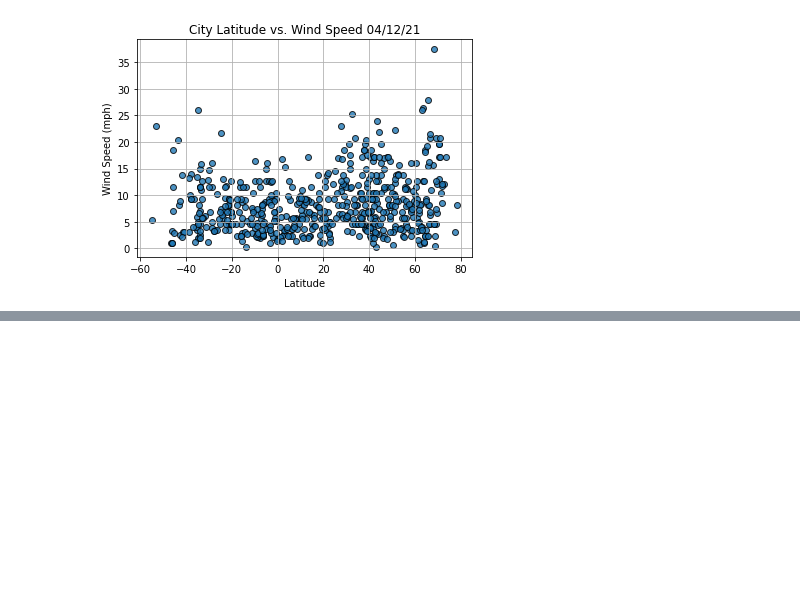
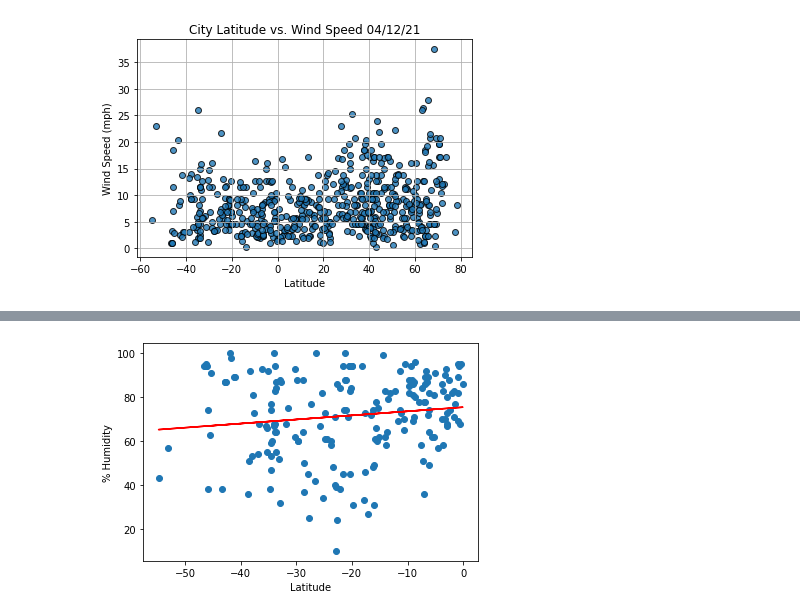
Before and after one commit to neccher/World_Weather_Analysis, a Jupyter notebook: WeatherPy.ipynb, the cells around one changed output, grey strips where cells are left out. Drawn from its saved outputs; the diff is of its cells as text; code cells hidden in the pictures; blank space fills up the shorter version.

```diff
--- a/WeatherPy.ipynb
+++ b/WeatherPy.ipynb
@@ -256,0 +327,10 @@ plt.show()
+# %%
+# Linear regression on the Southern Hemisphere for lats vs humidity
+x_values = southern_hemi_df["Lat"]
+y_values = southern_hemi_df["Humidity"]
+# Call the function.
+plot_linear_regression(x_values, y_values,
+                       'Linear Regression on the Southern Hemisphere \
+                        for % Humidity', '% Humidity',(-50,15))
+# %% [output]
+[figure, added]
```
Also changed, not shown: parts of 10 cells of this notebook, 1 other file.
